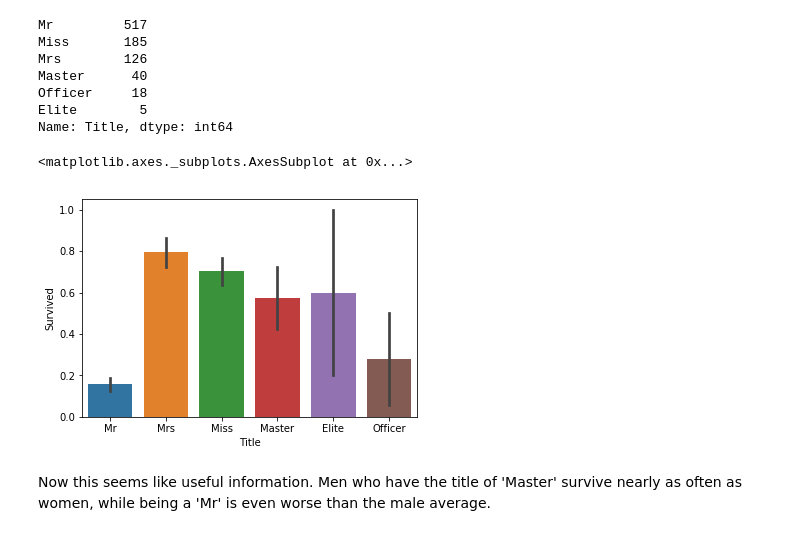
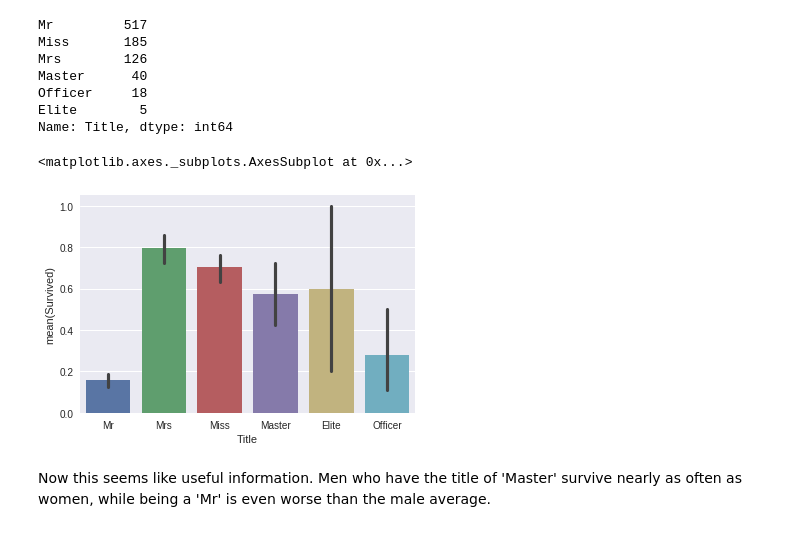
Before and after one commit to GougeC/Titanic_Analysis_Kaggle, a Jupyter notebook: Titanic Survival Analysis.ipynb, the cells around one changed output. Drawn from its saved outputs; the diff is of its cells as text; code cells hidden in the pictures.

```diff
--- a/Titanic Survival Analysis.ipynb
+++ b/Titanic Survival Analysis.ipynb
@@ -9,8 +9,8 @@ import matplotlib.pyplot as plt
 import seaborn as sns
 %matplotlib inline
 
-from sklearn.ensemble import RandomForestClassifier
 from sklearn.cross_validation import train_test_split
+sns.set_style('darkgrid')
 # %%
 #Load in the data
 train = pd.read_csv('train.csv')
@@ -137,10 +137,10 @@ Elite        5
 Name: Title, dtype: int64
 # %%
 #The new titles visualized by survival rate
-sns.barplot(x = 'Title',y = 'Survived', data = train)
+sns.barplot(x = 'Title',y = 'Survived', data = train,)
 # %% [output]
 <matplotlib.axes._subplots.AxesSubplot at 0x...>
-[figure, old version]
+[figure, new version]
 # %% [markdown]
 Now this seems like useful information. Men who have the title of 'Master' survive nearly as often as women, while being a 'Mr' is even worse than the male average.
 # %% [markdown]
```
Also changed, not shown: parts of 13 cells of this notebook, 1 other file.
